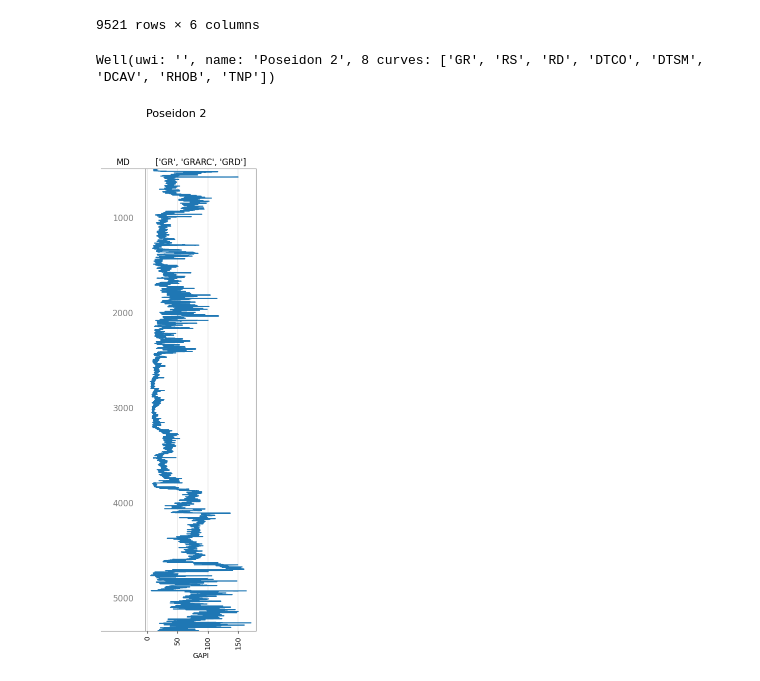
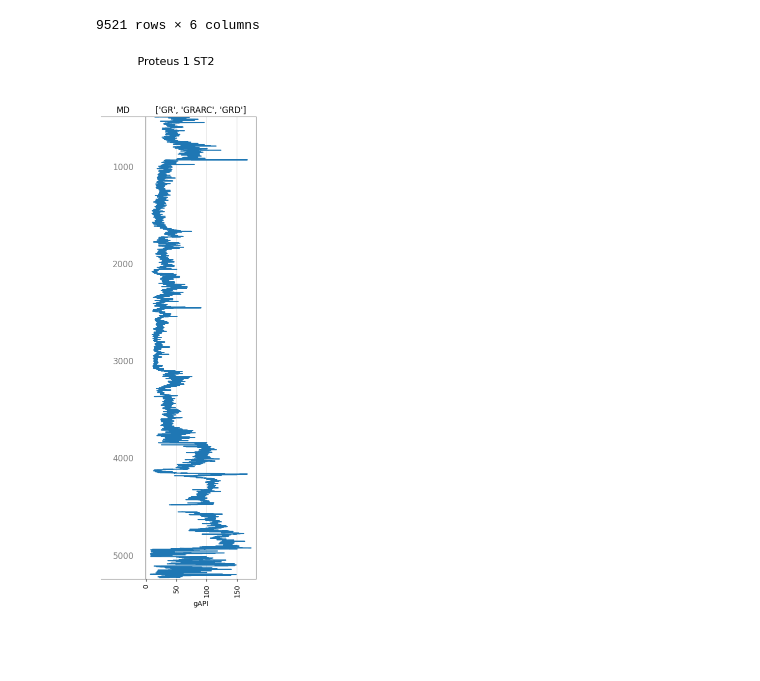
Before and after one commit to Matthew-Hiebing/PoseidonML, a Jupyter notebook: Notebooks/Poseidon/01_WellIngestion.ipynb, the cells around one changed output. Saved outputs shown, nothing was run; the diff lists cells and outputs as text; code cells hidden in the pictures; blank space fills up the shorter version.

```diff
--- a/Notebooks/Poseidon/01_WellIngestion.ipynb
+++ b/Notebooks/Poseidon/01_WellIngestion.ipynb
@@ -3,7 +3,7 @@
 import welly
 # %%
 #Read the LAS files
-project = welly.read_las("../../Data/*.LAS")
+project = welly.read_las("../../Data/LAS/*.LAS")
 # %%
 # For each log inside each well, figure out the unique curve name and alias them.
 unique_well_logs = set()
@@ -39,5 +39,8 @@ alias = {
     "Resistivity": ["RS","RD"],
     "Neutron Porosity": ["NPHI","TNPH","TNP"]
 }
+# %%
+#Get one well
+well = project[0]
 # %%
 #Create Pandas DataFrame
@@ -77,7 +80,6 @@ project[0].df(keys=[alias.keys()], alias=alias)
 9521 rows × 6 columns
 # %%
 #Plot some curves using the aliased curves
-project[0].plot(tracks = ['MD',alias.get('Gamma')])
+well.plot(tracks = ['MD',alias.get('Gamma')])
 # %% [output]
-Well(uwi: '', name: 'Poseidon 2', 8 curves: ['GR', 'RS', 'RD', 'DTCO', 'DTSM', 'DCAV', 'RHOB', 'TNP'])
-[figure, old version]
+[figure, new version]
```
Also changed, not shown: parts of 5 cells of this notebook, 8 other files.
